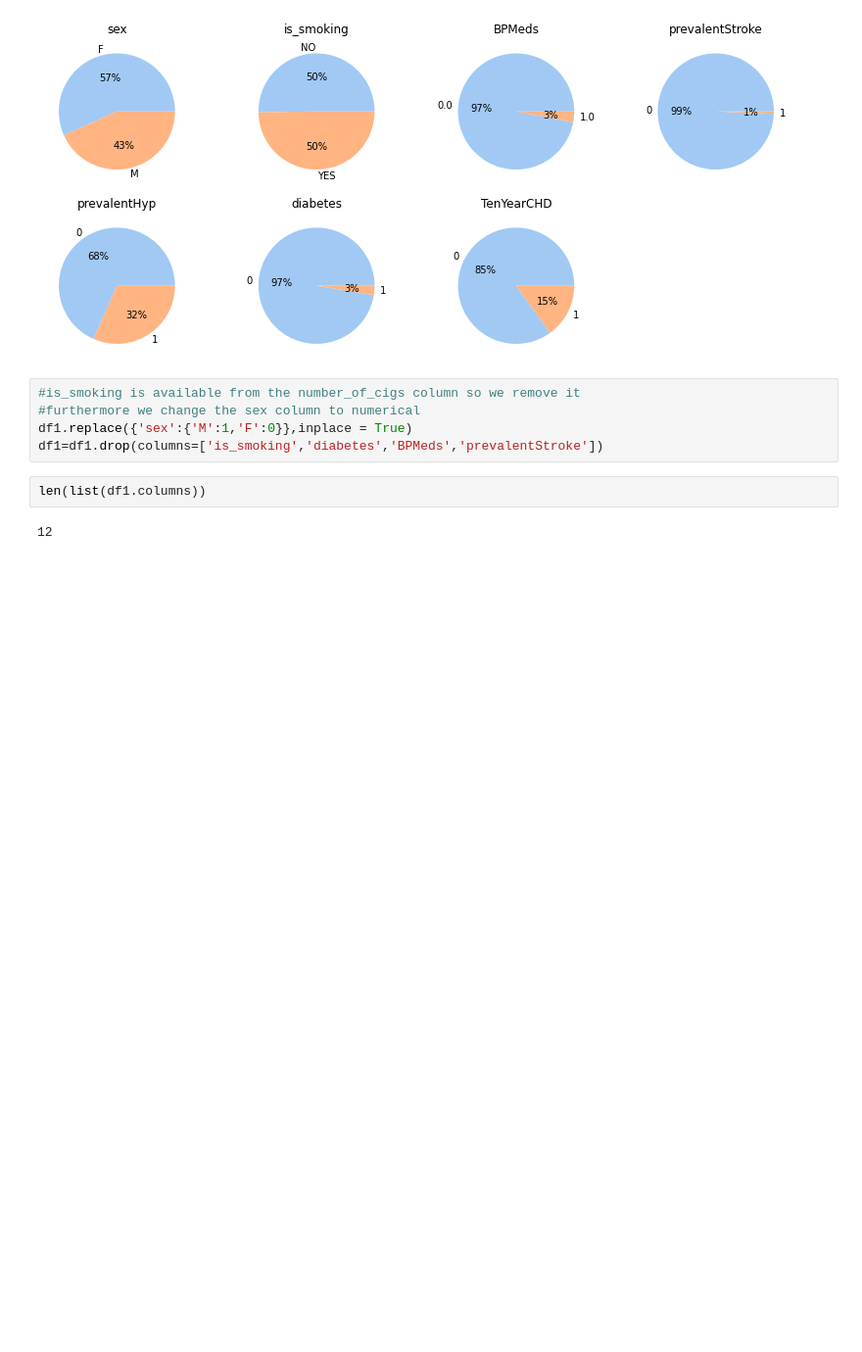
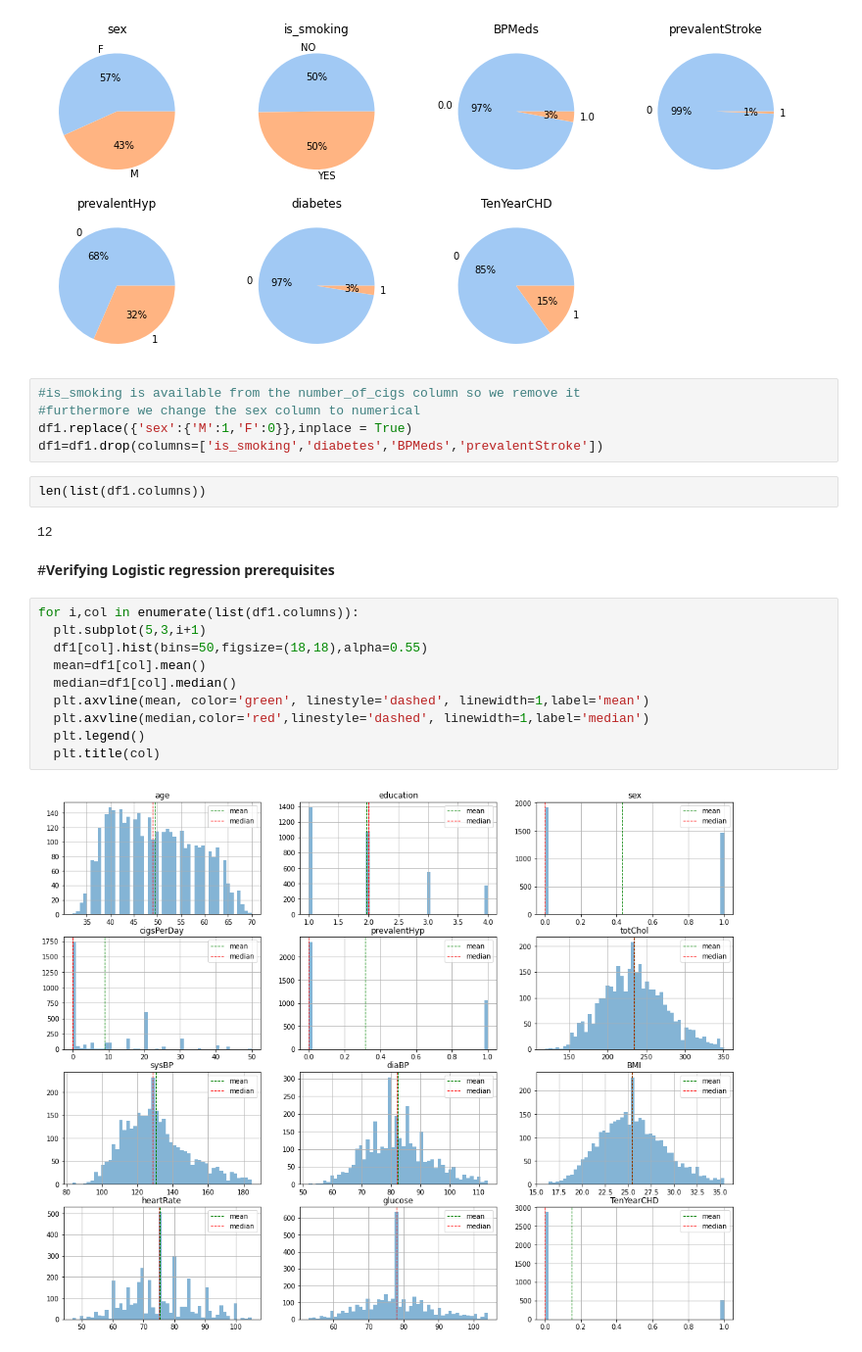
Before and after one commit to Aashishc-prog/CardioVascular-Risk-Prediction, a Jupyter notebook: Capstone_3.ipynb, the cells around one changed output. Shown at 98% size. Saved outputs shown, nothing was run; the diff lists cells and outputs as text; blank space fills up the shorter version.

```diff
--- a/Capstone_3.ipynb
+++ b/Capstone_3.ipynb
@@ -240,3 +240,17 @@ df1=df1.drop(columns=['is_smoking','diabetes','BPMeds','prevalentStroke'])
 len(list(df1.columns))
 # %% [output]
 12
+# %% [markdown]
+#**Verifying Logistic regression prerequisites**
+# %%
+for i,col in enumerate(list(df1.columns)):
+  plt.subplot(5,3,i+1)
+  df1[col].hist(bins=50,figsize=(18,18),alpha=0.55)
+  mean=df1[col].mean()
+  median=df1[col].median()
+  plt.axvline(mean, color='green', linestyle='dashed', linewidth=1,label='mean')
+  plt.axvline(median,color='red',linestyle='dashed', linewidth=1,label='median')
+  plt.legend()
+  plt.title(col)
+# %% [output]
+[figure, added]
```
Also changed, not shown: parts of 25 cells of this notebook.
